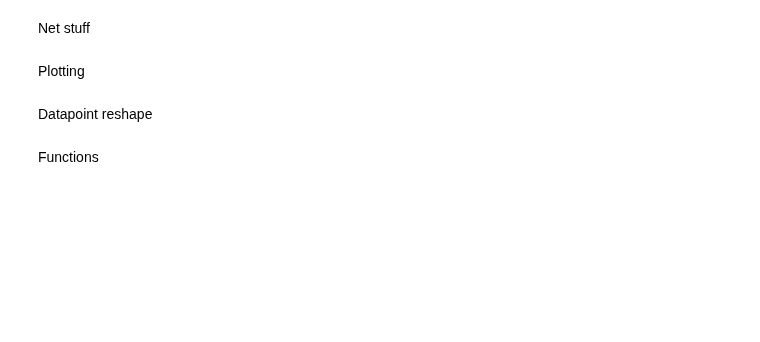
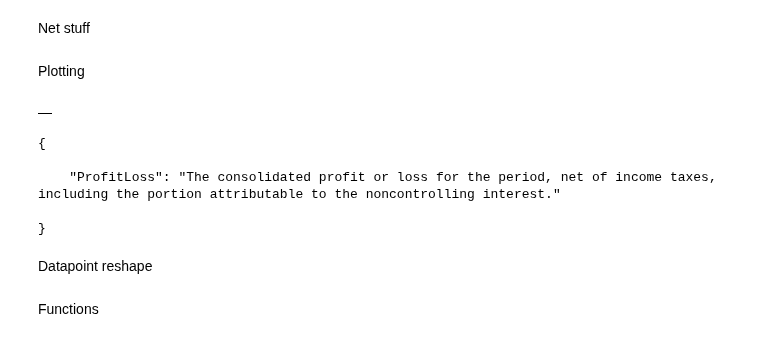
Before and after one commit to BlackdoorAI/Finance-bro, a Jupyter notebook: extract.ipynb, the cells around one changed output. Cells and saved outputs as stored; diff of their text form; code cells hidden in the pictures; blank space fills up the shorter version.

```diff
--- a/extract.ipynb
+++ b/extract.ipynb
@@ -101,3 +101,9 @@ for i, datapoint in enumerate(data_points):
 
 for start, end, val in duplicates:
     print(f"{start.strftime('%Y-%m-%d')} -> {end.strftime('%Y-%m-%d')}, Value: {val}")
+# %%
+#"WeightedAverageNumberOfSharesOutstandingBasic", "WeightedAverageNumberOfDilutedSharesOutstanding", EntityCommonStockSharesOutstanding
+frame, unit = comp.fact("WeightedAverageNumberOfSharesOutstandingBasic", lookbehind=1)
+frame.head(-5)
+# %% [output]
+|  |
@@ -104,6 +116,11 @@ for start, end, val in duplicates:
 # %%
-comp = comp_load("NVDA")
-example_save(comp.data["GrossProfit"], "grossNVDA")
 
-# company_wordsearch("UNP", "OperatingExpenses")
+# # example_save(comp.data["GrossProfit"], "grossNVDA")
+company_wordsearch("LIN", "profit")
+# %% [output]
+{
+
+    "ProfitLoss": "The consolidated profit or loss for the period, net of income taxes, including the portion attributable to the noncontrolling interest."
+
+}
 # %%
```
Also changed, not shown: parts of 12 cells of this notebook, 2 other files.
